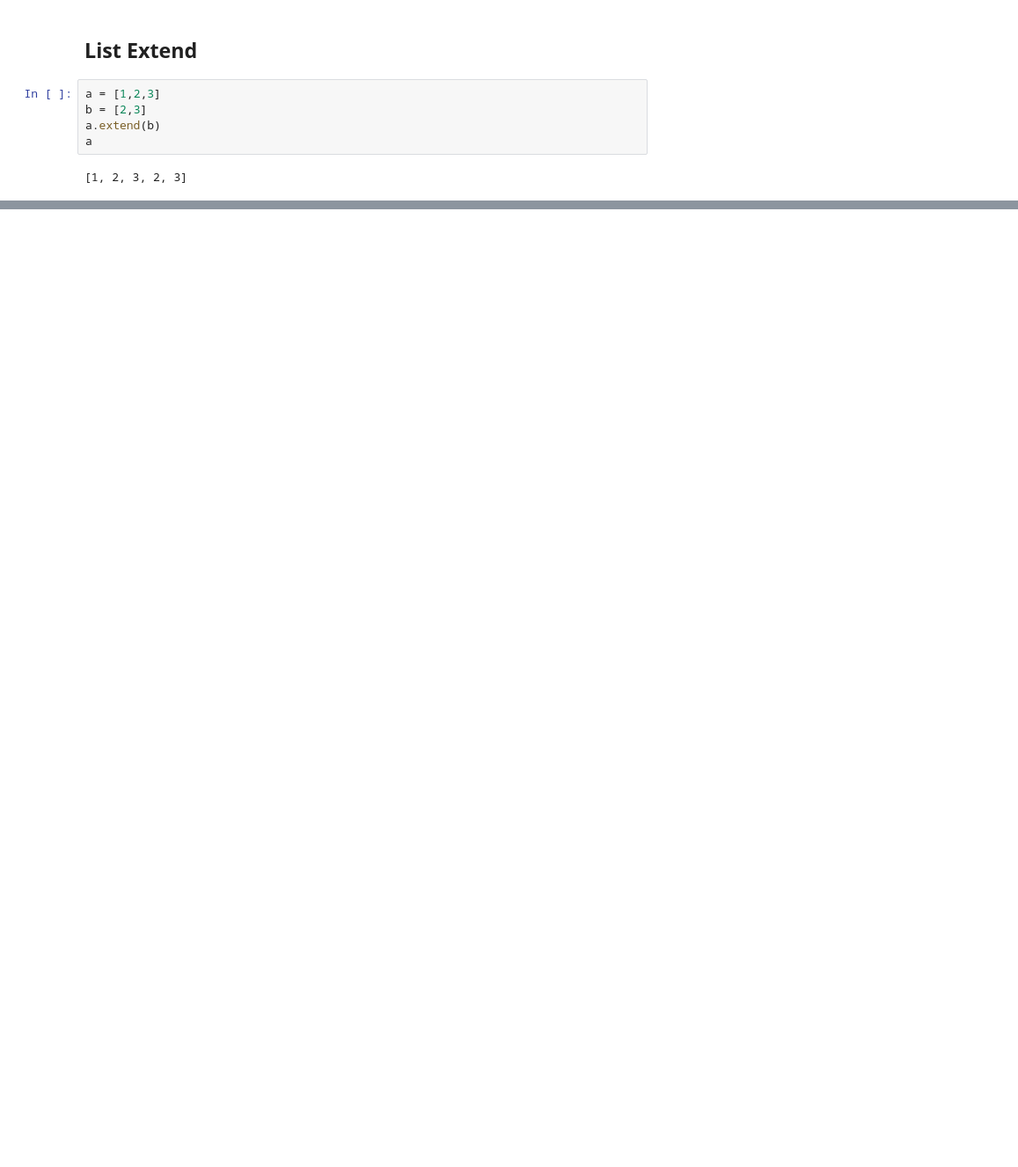
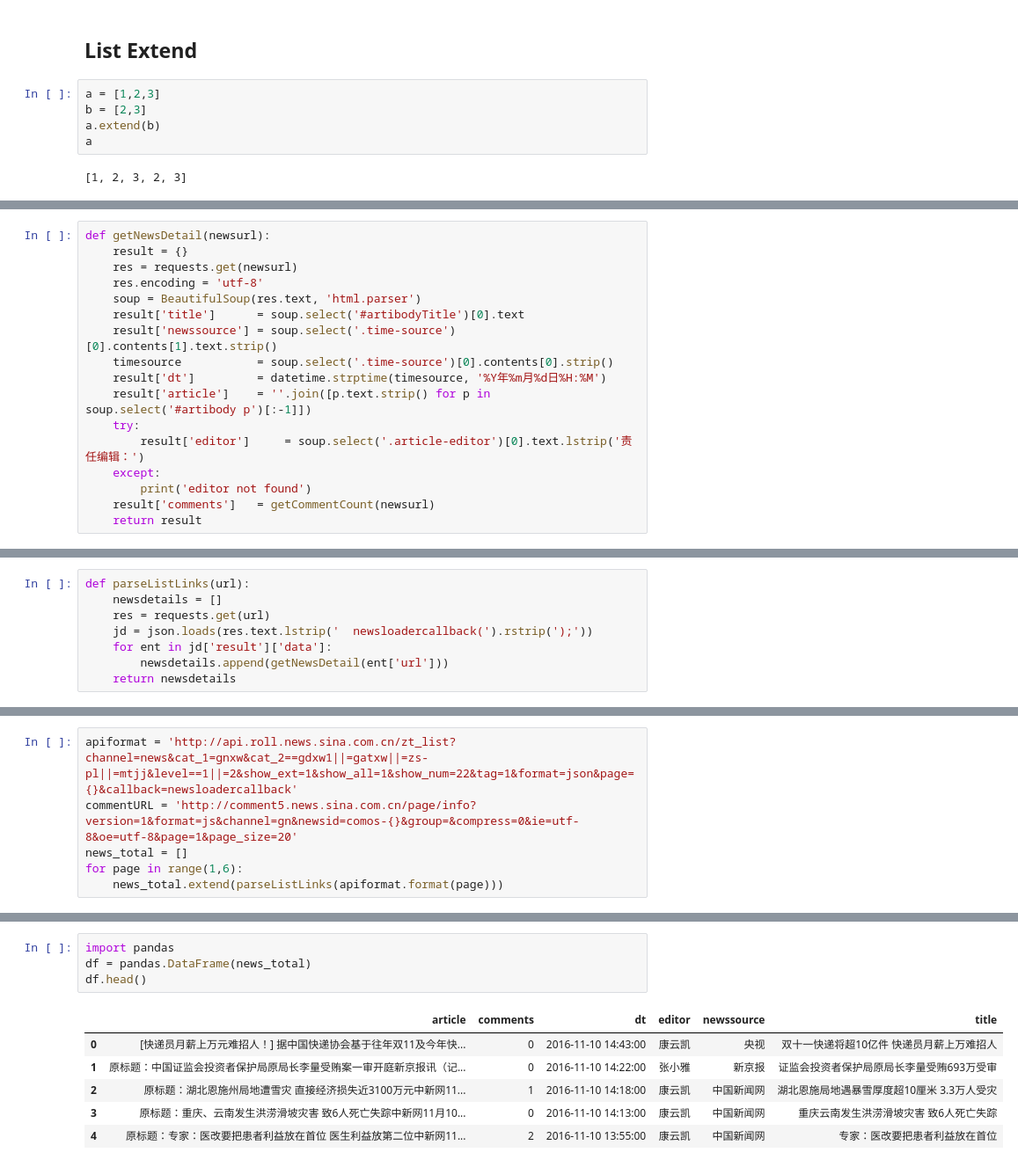
Before and after one commit to ywchiu/pycrawler_sina, a Jupyter notebook: 20161110Demo.ipynb, the cells around one changed output, grey strips where cells are left out. Shown at 88% size. Saved outputs shown, nothing was run; the diff lists cells and outputs as text; blank space fills up the shorter version.

```diff
--- a/20161110Demo.ipynb
+++ b/20161110Demo.ipynb
@@ -448,0 +460,17 @@ a
+# %%
+def getNewsDetail(newsurl):
+    result = {}
+    res = requests.get(newsurl)
+    res.encoding = 'utf-8'
+    soup = BeautifulSoup(res.text, 'html.parser')
+    result['title']      = soup.select('#artibodyTitle')[0].text
+    result['newssource'] = soup.select('.time-source')[0].contents[1].text.strip()
+    timesource           = soup.select('.time-source')[0].contents[0].strip()
+    result['dt']         = datetime.strptime(timesource, '%Y年%m月%d日%H:%M')
+    result['article']    = ''.join([p.text.strip() for p in soup.select('#artibody p')[:-1]])
+    try:
+        result['editor']     = soup.select('.article-editor')[0].text.lstrip('责任编辑：')
+    except:
+        print('editor not found')
+    result['comments']   = getCommentCount(newsurl)
+    return result
@@ -448,0 +488,8 @@ a
+# %%
+def parseListLinks(url):
+    newsdetails = []
+    res = requests.get(url)
+    jd = json.loads(res.text.lstrip('  newsloadercallback(').rstrip(');'))
+    for ent in jd['result']['data']:
+        newsdetails.append(getNewsDetail(ent['url']))
+    return newsdetails
@@ -448,0 +498,6 @@ a
+# %%
+apiformat = 'http://api.roll.news.sina.com.cn/zt_list?channel=news&cat_1=gnxw&cat_2==gdxw1||=gatxw||=zs-pl||=mtjj&level==1||=2&show_ext=1&show_all=1&show_num=22&tag=1&format=json&page={}&callback=newsloadercallback'
+commentURL = 'http://comment5.news.sina.com.cn/page/info?version=1&format=js&channel=gn&newsid=comos-{}&group=&compress=0&ie=utf-8&oe=utf-8&page=1&page_size=20'
+news_total = []
+for page in range(1,6):
+    news_total.extend(parseListLinks(apiformat.format(page)))
@@ -448,0 +526,11 @@ a
+# %%
+import pandas
+df = pandas.DataFrame(news_total)
+df.head()
+# %% [output]
+|  | article | comments | dt | editor | newssource | title |
+| 0 | [快递员月薪上万元难招人！] 据中国快递协会基于往年双11及今年快... | 0 | 2016-11-10 14:43:00 | 康云凯 | 央视 | 双十一快递将超10亿件 快递员月薪上万难招人 |
+| 1 | 原标题：中国证监会投资者保护局原局长李量受贿案一审开庭新京报讯（记... | 0 | 2016-11-10 14:22:00 | 张小雅 | 新京报 | 证监会投资者保护局原局长李量受贿693万受审 |
+| 2 | 原标题：湖北恩施州局地遭雪灾 直接经济损失近3100万元中新网11... | 1 | 2016-11-10 14:18:00 | 康云凯 | 中国新闻网 | 湖北恩施局地遇暴雪厚度超10厘米 3.3万人受灾 |
+| 3 | 原标题：重庆、云南发生洪涝滑坡灾害 致6人死亡失踪中新网11月10... | 0 | 2016-11-10 14:13:00 | 康云凯 | 中国新闻网 | 重庆云南发生洪涝滑坡灾害 致6人死亡失踪 |
+| 4 | 原标题：专家：医改要把患者利益放在首位 医生利益放第二位中新网11... | 2 | 2016-11-10 13:55:00 | 康云凯 | 中国新闻网 | 专家：医改要把患者利益放在首位 |
```
Also changed, not shown: parts of 16 cells of this notebook.
